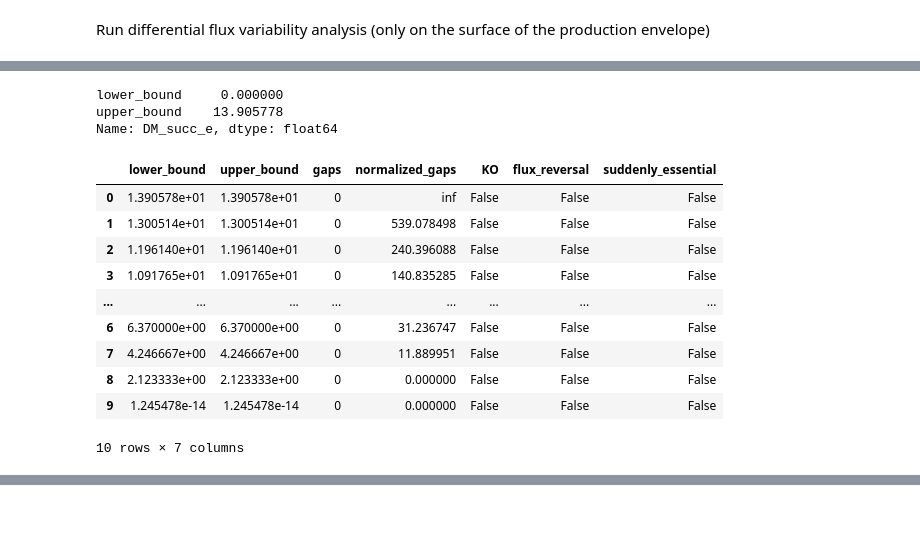
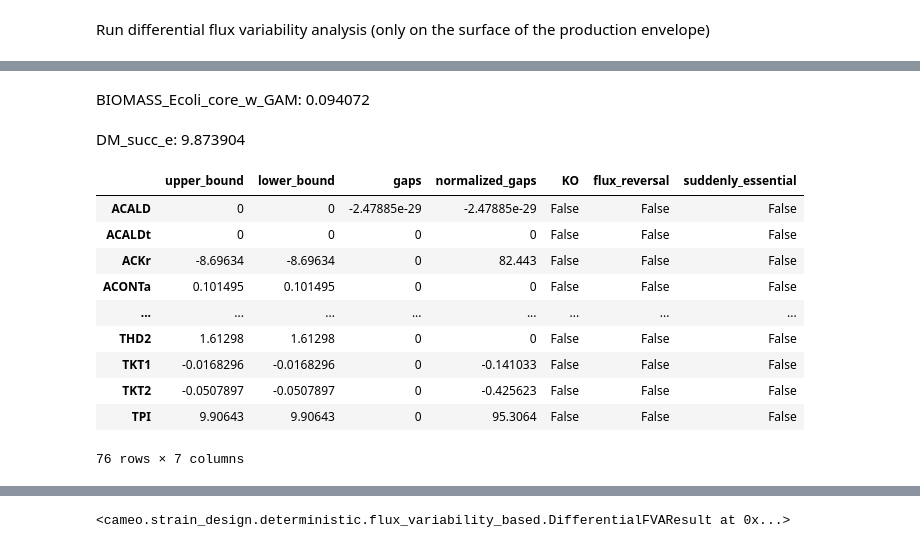
Before and after one commit to biosustain/cameo-notebooks, a Jupyter notebook: 06-predict-gene-modulation-targets.ipynb, the cells around one changed output, grey strips where cells are left out. Drawn from its saved outputs; the diff is of its cells as text; code cells hidden in the pictures; blank space fills up the shorter version.

```diff
--- a/06-predict-gene-modulation-targets.ipynb
+++ b/06-predict-gene-modulation-targets.ipynb
@@ -67,21 +79,17 @@ Wall time: 2.66 s
 [interactive output not drawn]
-# %%
-diffFVA.reference_flux_ranges.loc['DM_succ_e']
-# %% [output]
-lower_bound     0.000000
-upper_bound    13.905778
-Name: DM_succ_e, dtype: float64
 # %%
-result['DM_succ_e']
+result
 # %% [output]
+BIOMASS_Ecoli_core_w_GAM: 0.094072
+DM_succ_e: 9.873904
-|  | lower_bound | upper_bound | gaps | normalized_gaps | KO | flux_reversal | suddenly_essential |
-| 0 | 1.390578e+01 | 1.390578e+01 | 0 | inf | False | False | False |
-| 1 | 1.300514e+01 | 1.300514e+01 | 0 | 539.078498 | False | False | False |
-| 2 | 1.196140e+01 | 1.196140e+01 | 0 | 240.396088 | False | False | False |
-| 3 | 1.091765e+01 | 1.091765e+01 | 0 | 140.835285 | False | False | False |
+|  | upper_bound | lower_bound | gaps | normalized_gaps | KO | flux_reversal | suddenly_essential |
+| ACALD | 0 | 0 | -2.47885e-29 | -2.47885e-29 | False | False | False |
+| ACALDt | 0 | 0 | 0 | 0 | False | False | False |
+| ACKr | -8.69634 | -8.69634 | 0 | 82.443 | False | False | False |
+| ACONTa | 0.101495 | 0.101495 | 0 | 0 | False | False | False |
 | ... | ... | ... | ... | ... | ... | ... | ... |
-| 6 | 6.370000e+00 | 6.370000e+00 | 0 | 31.236747 | False | False | False |
-| 7 | 4.246667e+00 | 4.246667e+00 | 0 | 11.889951 | False | False | False |
-| 8 | 2.123333e+00 | 2.123333e+00 | 0 | 0.000000 | False | False | False |
-| 9 | 1.245478e-14 | 1.245478e-14 | 0 | 0.000000 | False | False | False |
+| THD2 | 1.61298 | 1.61298 | 0 | 0 | False | False | False |
+| TKT1 | -0.0168296 | -0.0168296 | 0 | -0.141033 | False | False | False |
+| TKT2 | -0.0507897 | -0.0507897 | 0 | -0.425623 | False | False | False |
+| TPI | 9.90643 | 9.90643 | 0 | 95.3064 | False | False | False |
-10 rows × 7 columns
+76 rows × 7 columns
@@ -87,0 +97 @@ result['DM_succ_e']
+<cameo.strain_design.deterministic.flux_variability_based.DifferentialFVAResult at 0x...>
```
Also changed, not shown: parts of 11 cells of this notebook.
